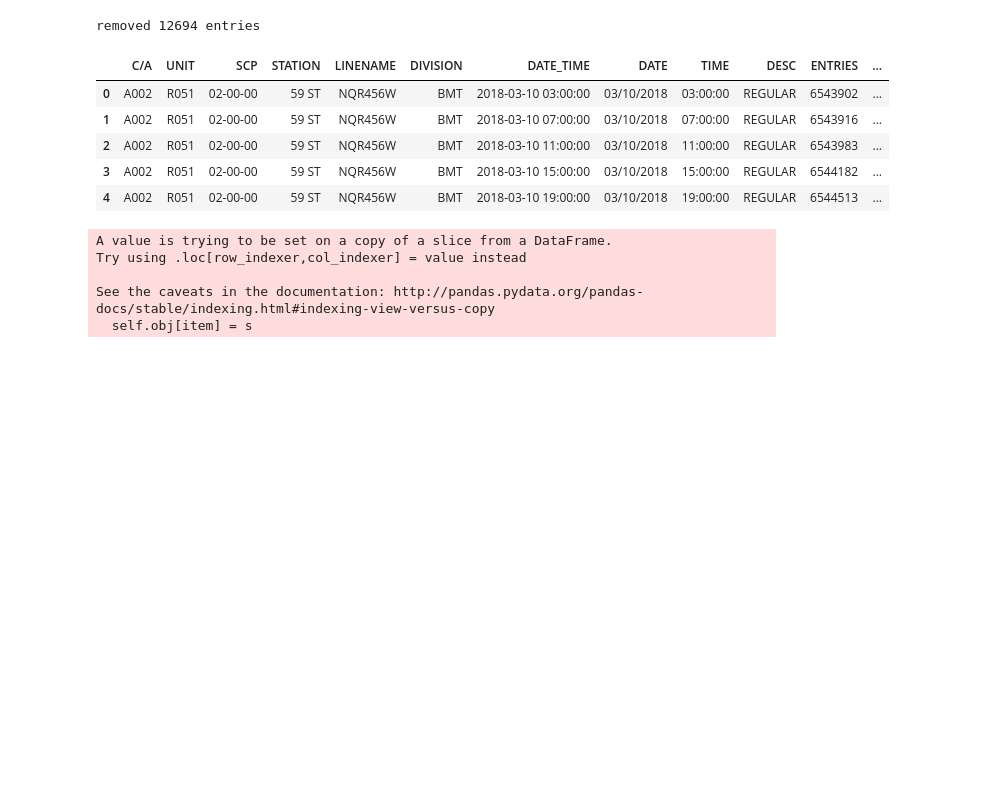
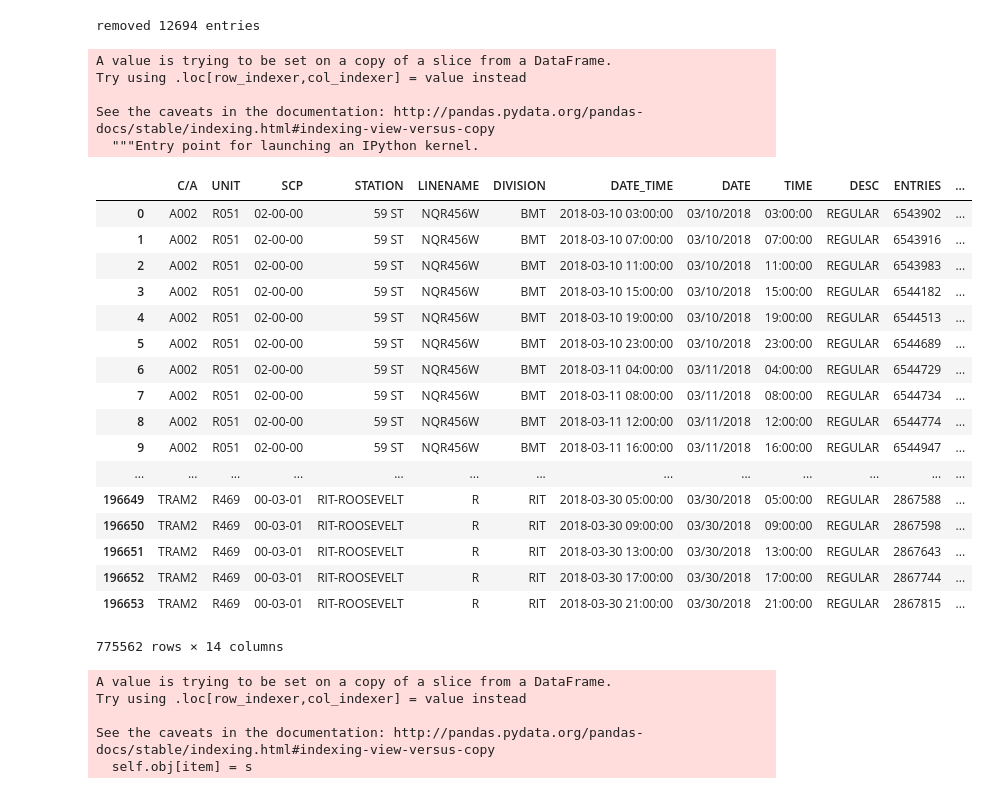
Before and after one commit to pmin91/DS_projects, a Jupyter notebook: Project1/Proj1_c.ipynb, the cells around one changed output. Drawn from its saved outputs; the diff is of its cells as text; code cells hidden in the pictures; blank space fills up the shorter version.

```diff
--- a/Project1/Proj1_c.ipynb
+++ b/Project1/Proj1_c.ipynb
@@ -71,15 +71,35 @@ removed 12694 entries
 #pd.to_datetime(df.DATE + " " + df.TIME)
 date_time = pd.to_datetime(df_r.DATE + " " + df_r.TIME, format="%m/%d/%Y %H:%M:%S")
 df_r.insert(loc=6, column='DATE_TIME', value=date_time)
+# %%
+df_r["TIME_TIME"] = df_r.DATE_TIME.dt.time
+# %% [output]
+A value is trying to be set on a copy of a slice from a DataFrame.
+Try using .loc[row_indexer,col_indexer] = value instead
+
+See the caveats in the documentation: http://pandas.pydata.org/pandas-docs/stable/indexing.html#indexing-view-versus-copy
+  """Entry point for launching an IPython kernel.
 # %%
-df_r.head()
+df_r
 # %% [output]
 |  | C/A | UNIT | SCP | STATION | LINENAME | DIVISION | DATE_TIME | DATE | TIME | DESC | ENTRIES | ... |
 | 0 | A002 | R051 | 02-00-00 | 59 ST | NQR456W | BMT | 2018-03-10 03:00:00 | 03/10/2018 | 03:00:00 | REGULAR | 6543902 | ... |
 | 1 | A002 | R051 | 02-00-00 | 59 ST | NQR456W | BMT | 2018-03-10 07:00:00 | 03/10/2018 | 07:00:00 | REGULAR | 6543916 | ... |
 | 2 | A002 | R051 | 02-00-00 | 59 ST | NQR456W | BMT | 2018-03-10 11:00:00 | 03/10/2018 | 11:00:00 | REGULAR | 6543983 | ... |
 | 3 | A002 | R051 | 02-00-00 | 59 ST | NQR456W | BMT | 2018-03-10 15:00:00 | 03/10/2018 | 15:00:00 | REGULAR | 6544182 | ... |
 | 4 | A002 | R051 | 02-00-00 | 59 ST | NQR456W | BMT | 2018-03-10 19:00:00 | 03/10/2018 | 19:00:00 | REGULAR | 6544513 | ... |
+| 5 | A002 | R051 | 02-00-00 | 59 ST | NQR456W | BMT | 2018-03-10 23:00:00 | 03/10/2018 | 23:00:00 | REGULAR | 6544689 | ... |
+| 6 | A002 | R051 | 02-00-00 | 59 ST | NQR456W | BMT | 2018-03-11 04:00:00 | 03/11/2018 | 04:00:00 | REGULAR | 6544729 | ... |
+| 7 | A002 | R051 | 02-00-00 | 59 ST | NQR456W | BMT | 2018-03-11 08:00:00 | 03/11/2018 | 08:00:00 | REGULAR | 6544734 | ... |
+| 8 | A002 | R051 | 02-00-00 | 59 ST | NQR456W | BMT | 2018-03-11 12:00:00 | 03/11/2018 | 12:00:00 | REGULAR | 6544774 | ... |
+| 9 | A002 | R051 | 02-00-00 | 59 ST | NQR456W | BMT | 2018-03-11 16:00:00 | 03/11/2018 | 16:00:00 | REGULAR | 6544947 | ... |
+| ... | ... | ... | ... | ... | ... | ... | ... | ... | ... | ... | ... | ... |
+| 196649 | TRAM2 | R469 | 00-03-01 | RIT-ROOSEVELT | R | RIT | 2018-03-30 05:00:00 | 03/30/2018 | 05:00:00 | REGULAR | 2867588 | ... |
+| 196650 | TRAM2 | R469 | 00-03-01 | RIT-ROOSEVELT | R | RIT | 2018-03-30 09:00:00 | 03/30/2018 | 09:00:00 | REGULAR | 2867598 | ... |
+| 196651 | TRAM2 | R469 | 00-03-01 | RIT-ROOSEVELT | R | RIT | 2018-03-30 13:00:00 | 03/30/2018 | 13:00:00 | REGULAR | 2867643 | ... |
+| 196652 | TRAM2 | R469 | 00-03-01 | RIT-ROOSEVELT | R | RIT | 2018-03-30 17:00:00 | 03/30/2018 | 17:00:00 | REGULAR | 2867744 | ... |
+| 196653 | TRAM2 | R469 | 00-03-01 | RIT-ROOSEVELT | R | RIT | 2018-03-30 21:00:00 | 03/30/2018 | 21:00:00 | REGULAR | 2867815 | ... |
+775562 rows × 14 columns
 # %%
 # Create a new column day_of_week, which tracks the day of the week (Mon: 0,... Sun: 6)
 #df_r['day_of_week'] = df_r.DATE_TIME.dt.weekday
```
Also changed, not shown: parts of 9 cells of this notebook, 2 other files.
